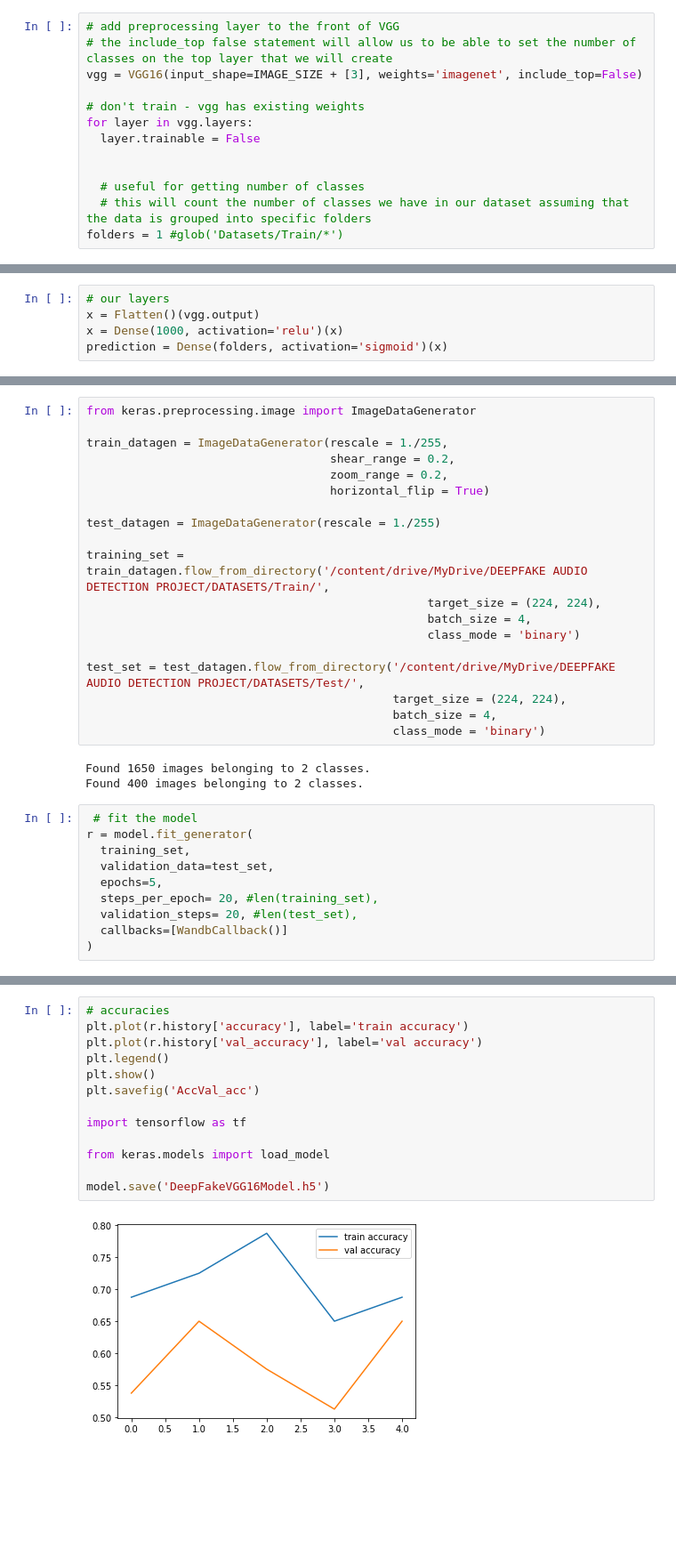
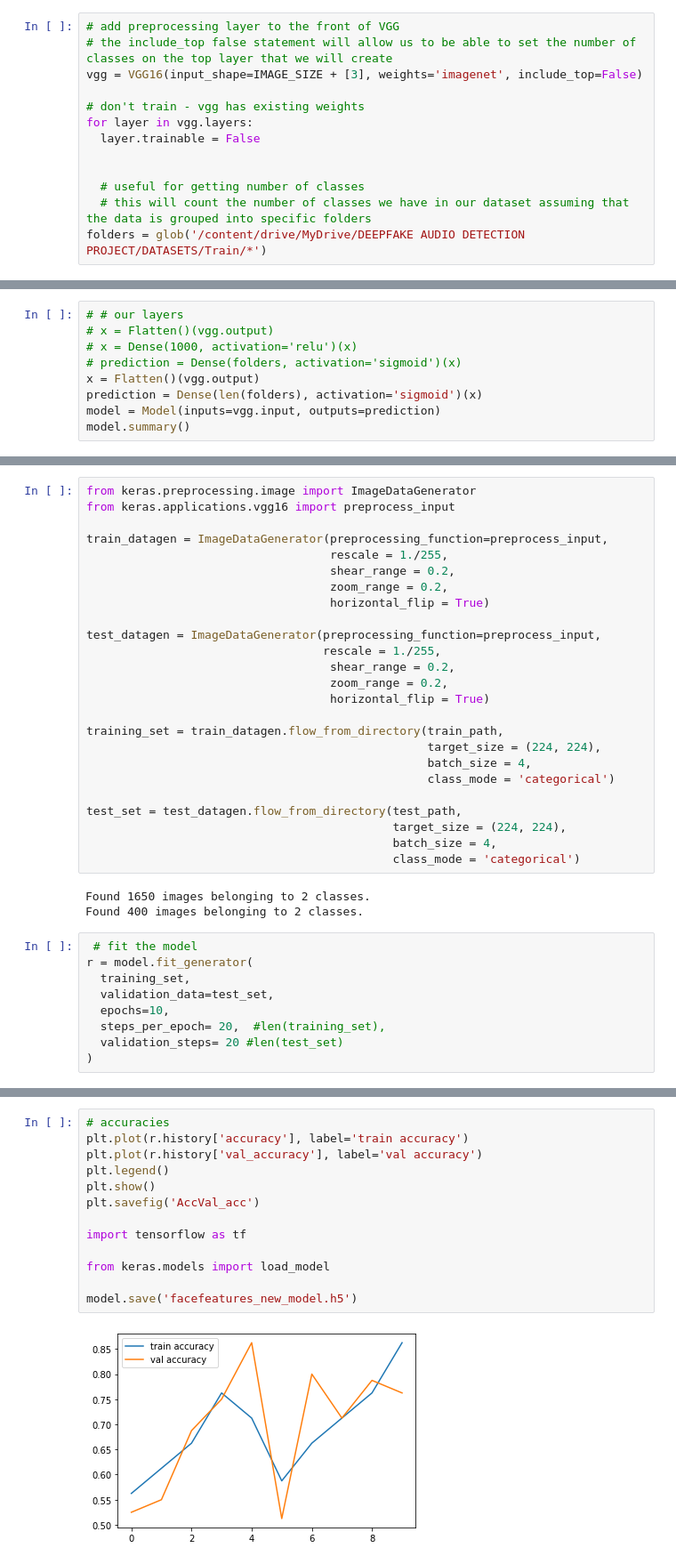
Before and after one commit to beatricekiplagat/Deepfake-Audio-Recognition, a Jupyter notebook: DEEPFAKE_AUDIO_DETECTION_TRANSFER_LEARNING_MODELS_VGG16.ipynb, the cells around one changed output, grey strips where cells are left out. Shown: that part at 89% size. Cells and saved outputs as stored; diff of their text form; blank space fills up the shorter version.

```diff
--- a/DEEPFAKE_AUDIO_DETECTION_TRANSFER_LEARNING_MODELS_VGG16.ipynb
+++ b/DEEPFAKE_AUDIO_DETECTION_TRANSFER_LEARNING_MODELS_VGG16.ipynb
@@ -83,4 +55,4 @@ for layer in vgg.layers:
 
   # useful for getting number of classes
   # this will count the number of classes we have in our dataset assuming that the data is grouped into specific folders
-folders = 1 #glob('Datasets/Train/*')
+folders = glob('/content/drive/MyDrive/DEEPFAKE AUDIO DETECTION PROJECT/DATASETS/Train/*')
@@ -87,5 +63,9 @@ folders = 1 #glob('Datasets/Train/*')
 # %%
-# our layers
+# # our layers
+# x = Flatten()(vgg.output)
+# x = Dense(1000, activation='relu')(x)
+# prediction = Dense(folders, activation='sigmoid')(x)
 x = Flatten()(vgg.output)
-x = Dense(1000, activation='relu')(x)
-prediction = Dense(folders, activation='sigmoid')(x)
+prediction = Dense(len(folders), activation='sigmoid')(x)
+model = Model(inputs=vgg.input, outputs=prediction)
+model.summary()
@@ -123,22 +134,28 @@ model.compile(
 # %%
 from keras.preprocessing.image import ImageDataGenerator
+from keras.applications.vgg16 import preprocess_input
 
-train_datagen = ImageDataGenerator(rescale = 1./255,
+train_datagen = ImageDataGenerator(preprocessing_function=preprocess_input,
+                                   rescale = 1./255,
                                    shear_range = 0.2,
                                    zoom_range = 0.2,
                                    horizontal_flip = True)
 
-test_datagen = ImageDataGenerator(rescale = 1./255)
+test_datagen = ImageDataGenerator(preprocessing_function=preprocess_input,
+                                  rescale = 1./255,
+                                   shear_range = 0.2,
+                                   zoom_range = 0.2,
+                                   horizontal_flip = True)
 
-training_set = train_datagen.flow_from_directory('/content/drive/MyDrive/DEEPFAKE AUDIO DETECTION PROJECT/DATASETS/Train/',
+training_set = train_datagen.flow_from_directory(train_path,
                                                  target_size = (224, 224),
                                                  batch_size = 4,
-                                                 class_mode = 'binary')
+                                                 class_mode = 'categorical')
 
-test_set = test_datagen.flow_from_directory('/content/drive/MyDrive/DEEPFAKE AUDIO DETECTION PROJECT/DATASETS/Test/',
+test_set = test_datagen.flow_from_directory(test_path,
                                             target_size = (224, 224),
                                             batch_size = 4,
-                                            class_mode = 'binary')
+                                            class_mode = 'categorical')
 # %% [output]
 Found 1650 images belonging to 2 classes.
 Found 400 images belonging to 2 classes.
@@ -147,9 +164,8 @@ Found 400 images belonging to 2 classes.
 r = model.fit_generator(
   training_set,
   validation_data=test_set,
-  epochs=5,
-  steps_per_epoch= 20, #len(training_set),
-  validation_steps= 20, #len(test_set),
-  callbacks=[WandbCallback()]
+  epochs=10,
+  steps_per_epoch= 20,  #len(training_set),
+  validation_steps= 20 #len(test_set)
 )
 # %% [output]
@@ -176,16 +202,16 @@ plt.savefig('LossVal_loss')
 # %%
 # accuracies
 plt.plot(r.history['accuracy'], label='train accuracy')
 plt.plot(r.history['val_accuracy'], label='val accuracy')
 plt.legend()
 plt.show()
 plt.savefig('AccVal_acc')
 
 import tensorflow as tf
 
 from keras.models import load_model
 
-model.save('DeepFakeVGG16Model.h5')
+model.save('facefeatures_new_model.h5')
 # %% [output]
-[figure, old version]
+[figure, new version]
 <Figure size 432x288 with 0 Axes>
```
Also changed, not shown: parts of 15 cells of this notebook.
